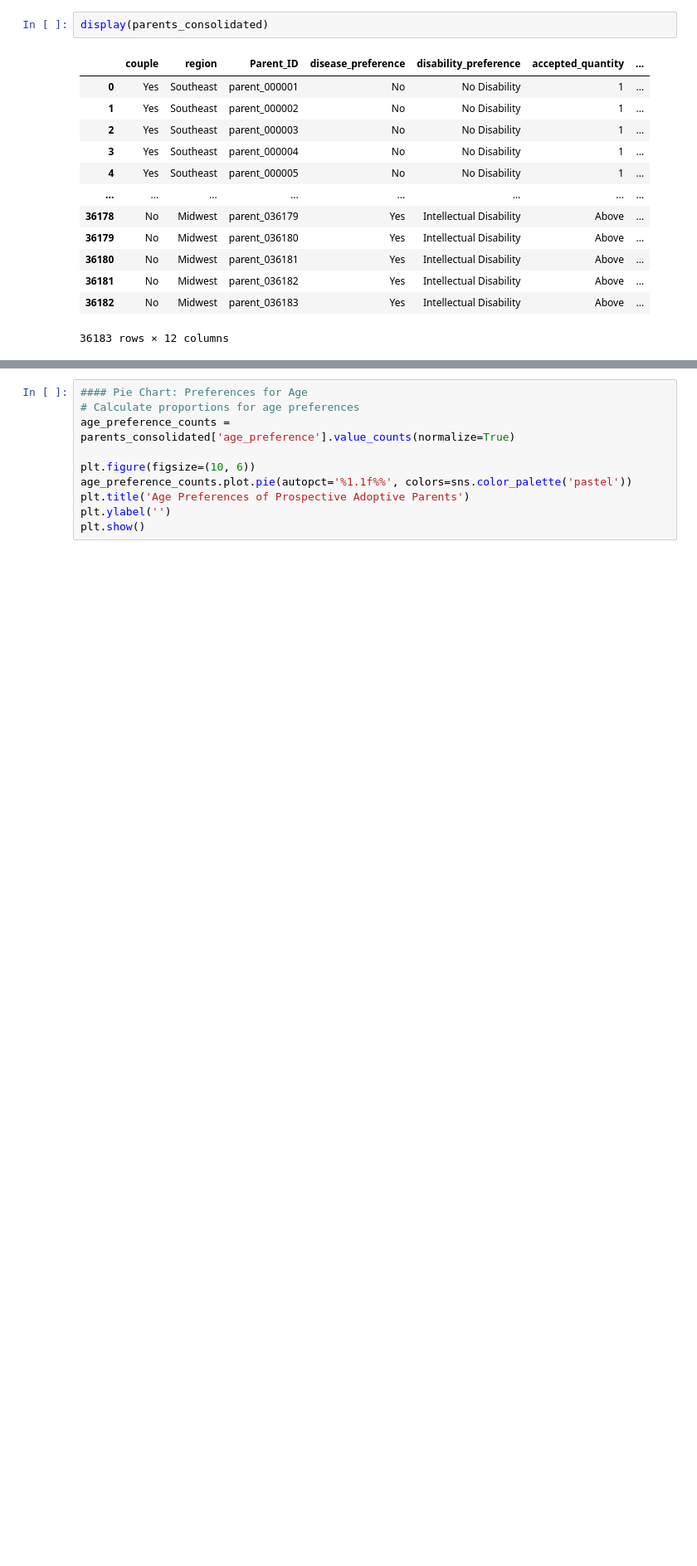
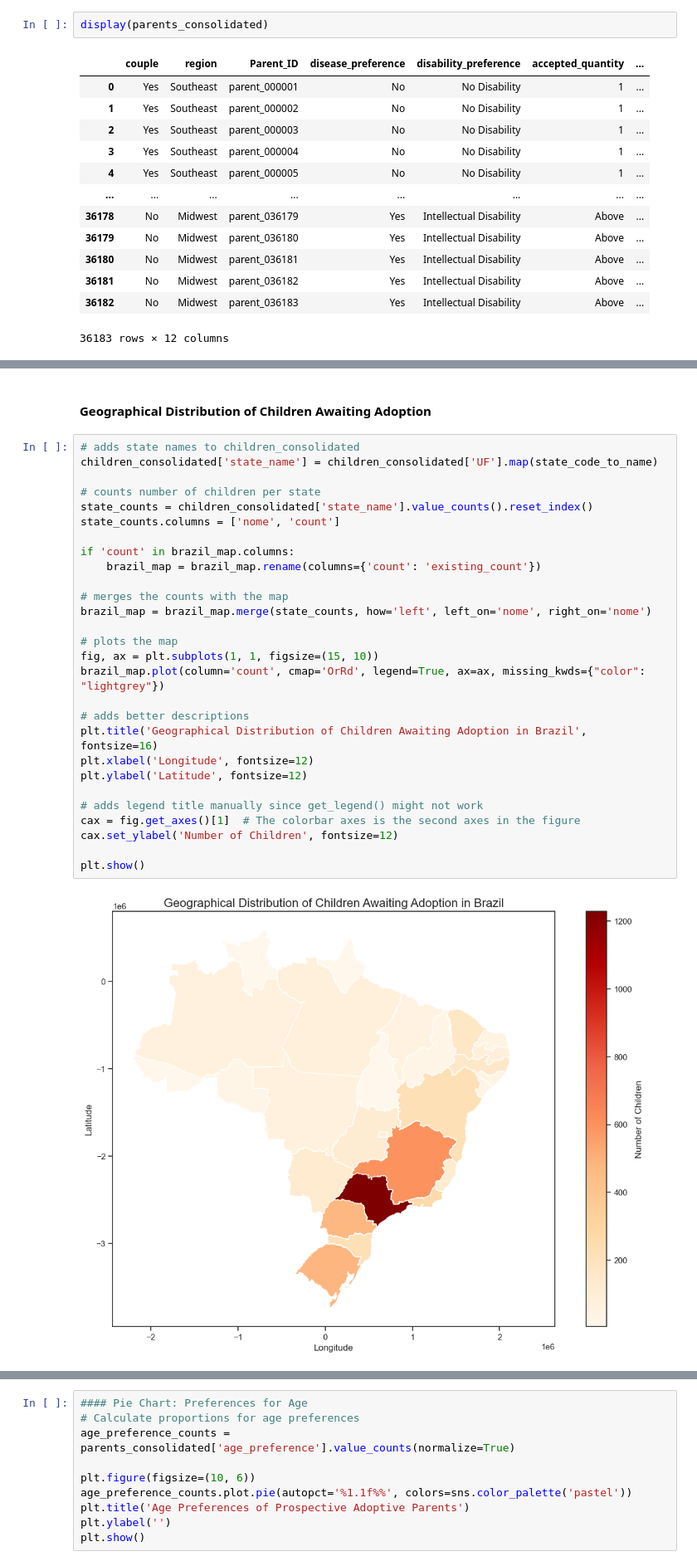
Before and after one commit to giulliadeux/br_adoption, a Jupyter notebook: Adoption in Brazil.ipynb, the cells around one changed output, grey strips where cells are left out. Shown at 83% size. Saved outputs shown, nothing was run; the diff lists cells and outputs as text; blank space fills up the shorter version.

```diff
--- a/Adoption in Brazil.ipynb
+++ b/Adoption in Brazil.ipynb
@@ -1311,0 +1166,32 @@ plt.show()
+# %% [markdown]
+#### Geographical Distribution of Children Awaiting Adoption
+# %%
+# adds state names to children_consolidated
+children_consolidated['state_name'] = children_consolidated['UF'].map(state_code_to_name)
+
+# counts number of children per state
+state_counts = children_consolidated['state_name'].value_counts().reset_index()
+state_counts.columns = ['nome', 'count']
+
+if 'count' in brazil_map.columns:
+    brazil_map = brazil_map.rename(columns={'count': 'existing_count'})
+
+# merges the counts with the map
+brazil_map = brazil_map.merge(state_counts, how='left', left_on='nome', right_on='nome')
+
+# plots the map
+fig, ax = plt.subplots(1, 1, figsize=(15, 10))
+brazil_map.plot(column='count', cmap='OrRd', legend=True, ax=ax, missing_kwds={"color": "lightgrey"})
+
+# adds better descriptions
+plt.title('Geographical Distribution of Children Awaiting Adoption in Brazil', fontsize=16)
+plt.xlabel('Longitude', fontsize=12)
+plt.ylabel('Latitude', fontsize=12)
+
+# adds legend title manually since get_legend() might not work
+cax = fig.get_axes()[1]  # The colorbar axes is the second axes in the figure
+cax.set_ylabel('Number of Children', fontsize=12)
+
+plt.show()
+# %% [output]
+[figure, added]
```
Also changed, not shown: parts of 103 cells of this notebook.
